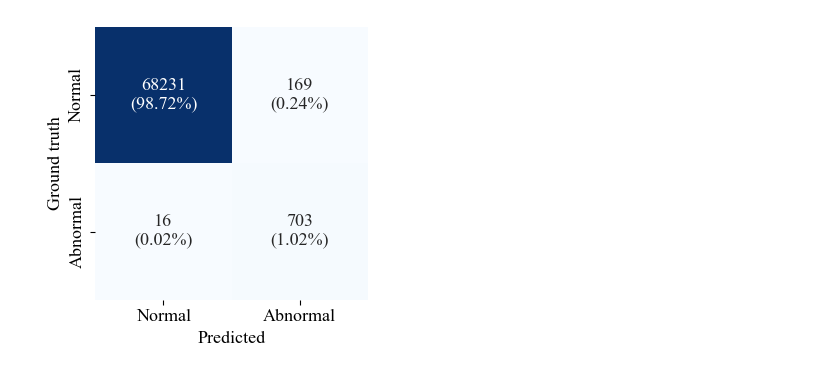
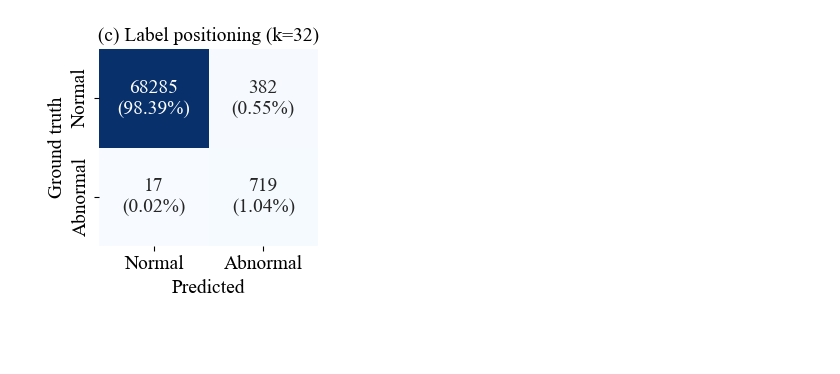
Before and after one commit to Leon-Qiao/RetroFL, a Jupyter notebook: Validate/confusionMa.ipynb, the cells around one changed output. Saved outputs shown, nothing was run; the diff lists cells and outputs as text; code cells hidden in the pictures; blank space fills up the shorter version.

```diff
--- a/Validate/confusionMa.ipynb
+++ b/Validate/confusionMa.ipynb
@@ -5,7 +5,7 @@ import seaborn as sns
 # %%
 plt.rcParams['font.sans-serif'] = ['Times New Roman']  # 中英文兼容
 # %%
-def plot_confusion_matrix(tp, tn, fp, fn, class_names=['Negative', 'Positive']):
+def plot_confusion_matrix(tp, tn, fp, fn, class_names=['Negative', 'Positive'], title='Confusion Matrix'):
     """
     绘制包含丰富信息的2x2混淆矩阵
     参数:
@@ -35,23 +35,16 @@ def plot_confusion_matrix(tp, tn, fp, fn, class_names=['Negative', 'Positive']):
     cmap = sns.color_palette("Blues", as_cmap=True)
 
     # 绘制热力图
-    plt.figure(figsize=(3.5, 3.5))
+    plt.figure(figsize=(3, 3))
     sns.heatmap(cm, annot=np.array(annotations), fmt='', cmap=cmap,
-                annot_kws={"size": 13}, cbar=False,
+                annot_kws={"size": 14}, cbar=False,
                 xticklabels=class_names, yticklabels=class_names)
 
-    # 添加标题与指标
-    # title = (
-    #     f"Accuracy: {accuracy:.2%}\n"
-    #     f"Precision: {precision:.2%}\n"
-    #     f"Recall: {recall:.2%}\n"
-    #     f"F1 Score: {f1_score:.2%}"
-    # )
-    # plt.title(title, fontsize=12, pad=20)
-    plt.xlabel('Predicted', fontsize=13)
-    plt.ylabel('Ground truth', fontsize=13)
-    plt.xticks(rotation=0, fontsize=13)
-    plt.yticks(rotation=90, fontsize=13)
+    plt.title(title, fontsize=14)
+    plt.xlabel('Predicted', fontsize=14)
+    plt.ylabel('Ground truth', fontsize=14)
+    plt.xticks(rotation=0, fontsize=14)
+    plt.yticks(rotation=90, fontsize=14)
     plt.tight_layout()
     # plt.show()
-    plt.savefig("confusion_matrix.pdf", format="pdf", dpi=300, bbox_inches='tight')
+    plt.savefig(f"{title}.pdf", format="pdf", dpi=300, bbox_inches='tight')
@@ -58,10 +75,12 @@ def plot_confusion_matrix(tp, tn, fp, fn, class_names=['Negative', 'Positive']):
 # %%
-tp = 703
-tn = 68231
-fp = 169
-fn = 16
+# LP-32
+title = '(c) Label positioning (k=32)'
+tp = 719
+fn = 17
+fp = 382
+tn = 68285
 class_names = ['Normal', 'Abnormal']
 
-plot_confusion_matrix(tp, tn, fp, fn, class_names)
+plot_confusion_matrix(tp, tn, fp, fn, class_names, title)
 # %% [output]
-[figure, old version]
+[figure, new version]
```
Also changed, not shown: parts of 5 cells of this notebook, 21 other files.
